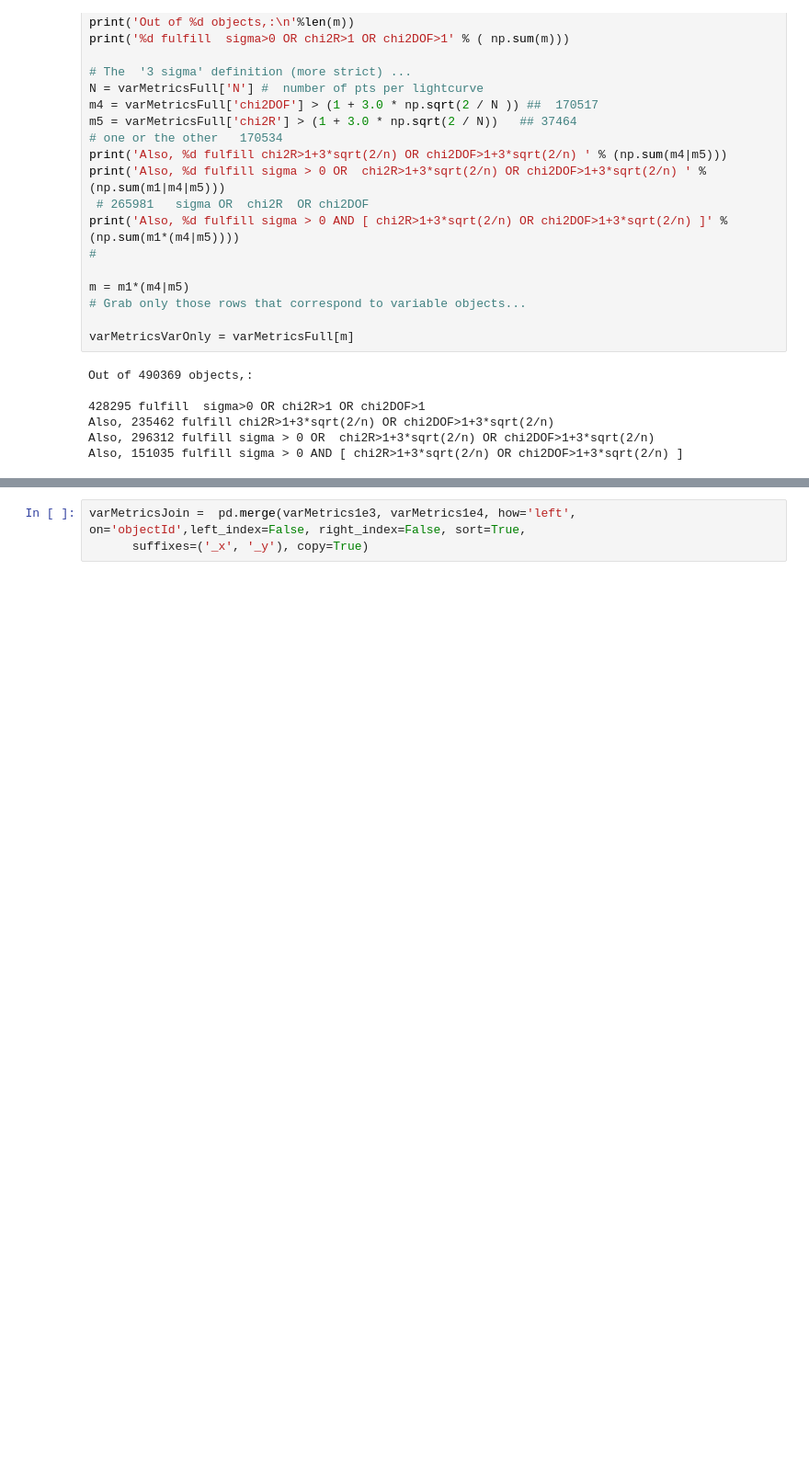
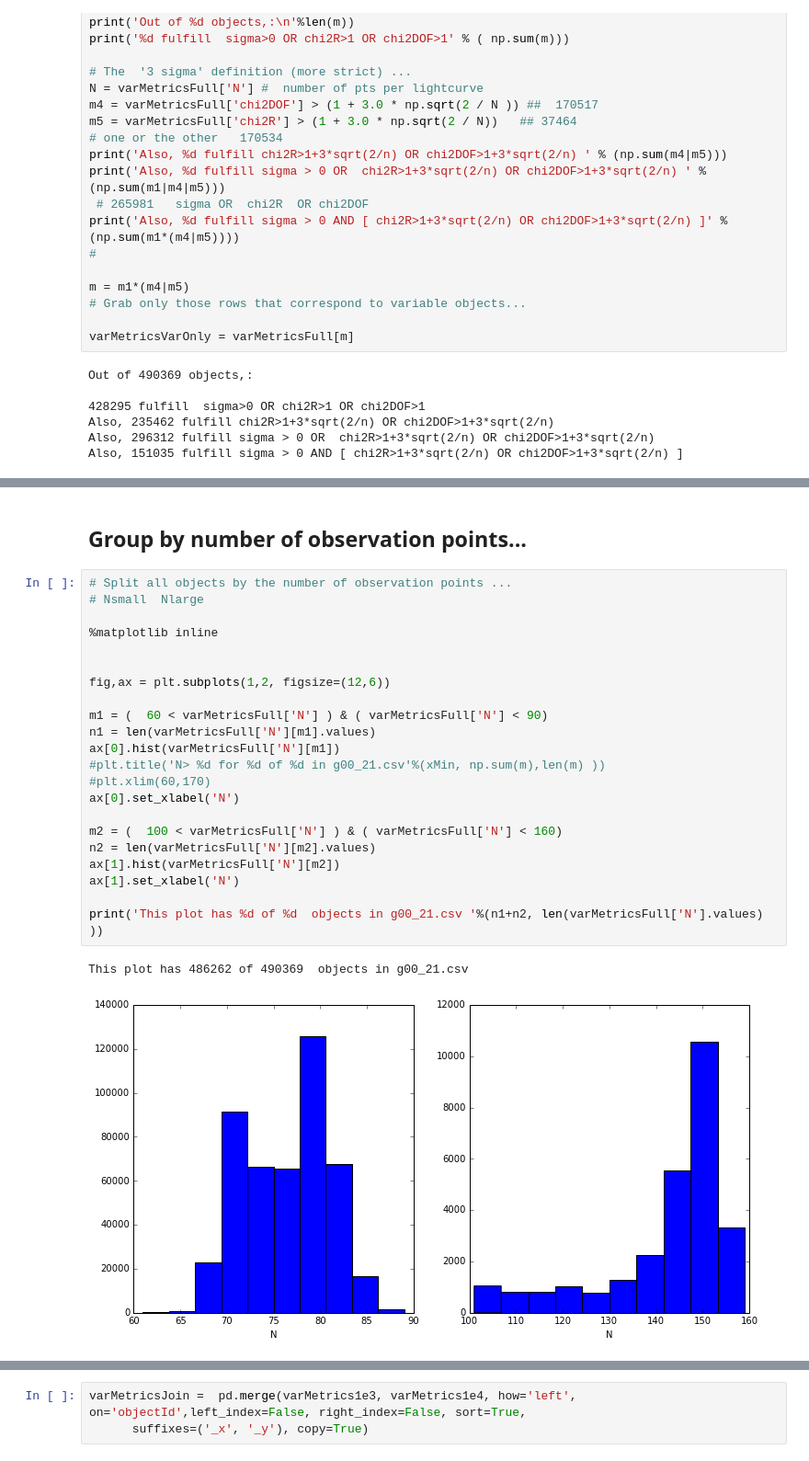
Before and after one commit to suberlak/S82analysis, a Jupyter notebook: S13Agg_g00_21_VarStat.ipynb, the cells around one changed output, grey strips where cells are left out. Shown at 92% size. Cells and saved outputs as stored; diff of their text form; blank space fills up the shorter version.

```diff
--- a/S13Agg_g00_21_VarStat.ipynb
+++ b/S13Agg_g00_21_VarStat.ipynb
@@ -254,0 +255,27 @@ plt.savefig('Varg00_21_10000_bootstraps_Chi2R_vs_Chi2DOF_yMax_10_VarOnly.png')
+# %% [markdown]
+## Group by number of observation points...
+# %%
+# Split all objects by the number of observation points ...
+# Nsmall  Nlarge
+
+%matplotlib inline
+
+
+fig,ax = plt.subplots(1,2, figsize=(12,6))
+
+m1 = (  60 < varMetricsFull['N'] ) & ( varMetricsFull['N'] < 90)
+n1 = len(varMetricsFull['N'][m1].values)
+ax[0].hist(varMetricsFull['N'][m1])
+#plt.title('N> %d for %d of %d in g00_21.csv'%(xMin, np.sum(m),len(m) ))
+#plt.xlim(60,170)
+ax[0].set_xlabel('N')
+
+m2 = (  100 < varMetricsFull['N'] ) & ( varMetricsFull['N'] < 160)
+n2 = len(varMetricsFull['N'][m2].values)
+ax[1].hist(varMetricsFull['N'][m2])
+ax[1].set_xlabel('N')
+
+print('This plot has %d of %d  objects in g00_21.csv '%(n1+n2, len(varMetricsFull['N'].values) ))
+# %% [output]
+This plot has 486262 of 490369  objects in g00_21.csv
+[figure, added]
```
Also changed, not shown: parts of 24 cells of this notebook, 1 other file.
